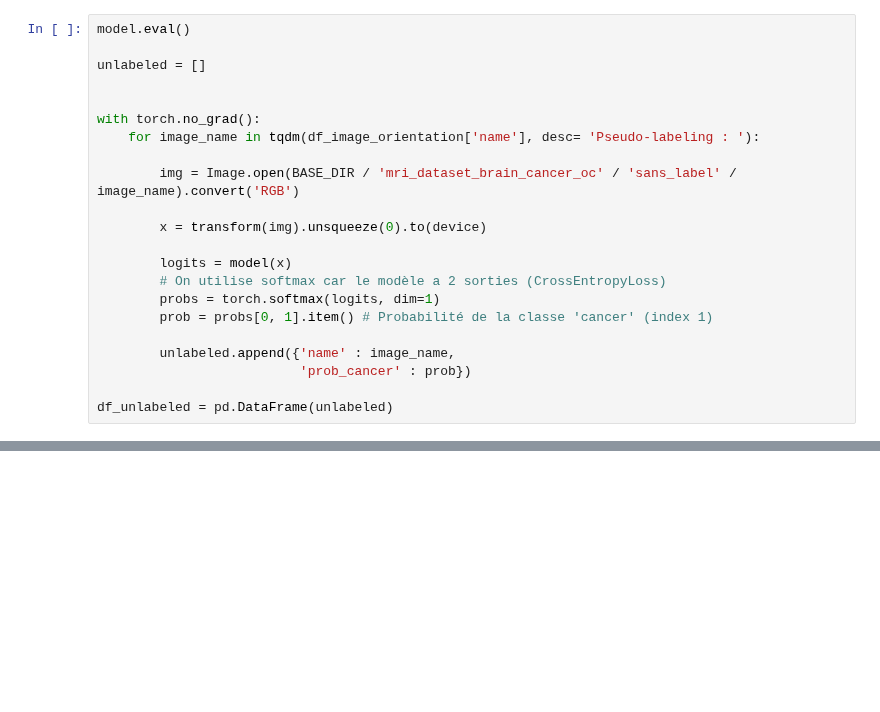
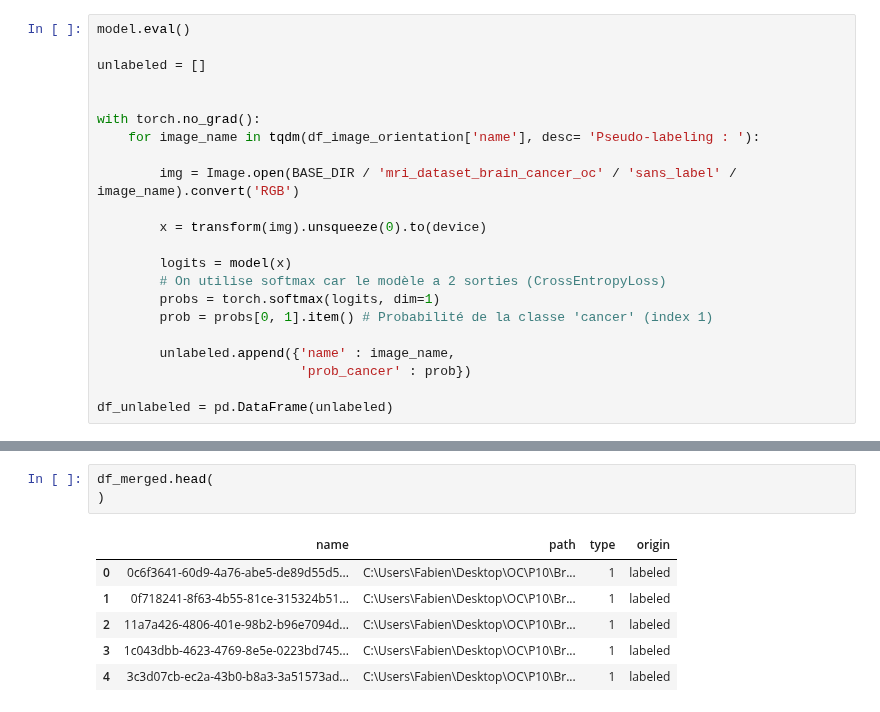
Before and after one commit to RandomFab/BRAINSCANAI, a Jupyter notebook: notebooks/Entrainement_semi_supervisé.ipynb, the cells around one changed output, grey strips where cells are left out. Drawn from its saved outputs; the diff is of its cells as text; blank space fills up the shorter version.

```diff
--- a/notebooks/Entrainement_semi_supervisé.ipynb
+++ b/notebooks/Entrainement_semi_supervisé.ipynb
@@ -497,0 +500,10 @@ df_merged.shape
+# %%
+df_merged.head(
+)
+# %% [output]
+|  | name | path | type | origin |
+| 0 | 0c6f3641-60d9-4a76-abe5-de89d55d5... | C:\Users\Fabien\Desktop\OC\P10\Br... | 1 | labeled |
+| 1 | 0f718241-8f63-4b55-81ce-315324b51... | C:\Users\Fabien\Desktop\OC\P10\Br... | 1 | labeled |
+| 2 | 11a7a426-4806-401e-98b2-b96e7094d... | C:\Users\Fabien\Desktop\OC\P10\Br... | 1 | labeled |
+| 3 | 1c043dbb-4623-4769-8e5e-0223bd745... | C:\Users\Fabien\Desktop\OC\P10\Br... | 1 | labeled |
+| 4 | 3c3d07cb-ec2a-43b0-b8a3-3a51573ad... | C:\Users\Fabien\Desktop\OC\P10\Br... | 1 | labeled |
```
Also changed, not shown: parts of 17 cells of this notebook, 1 other file.
